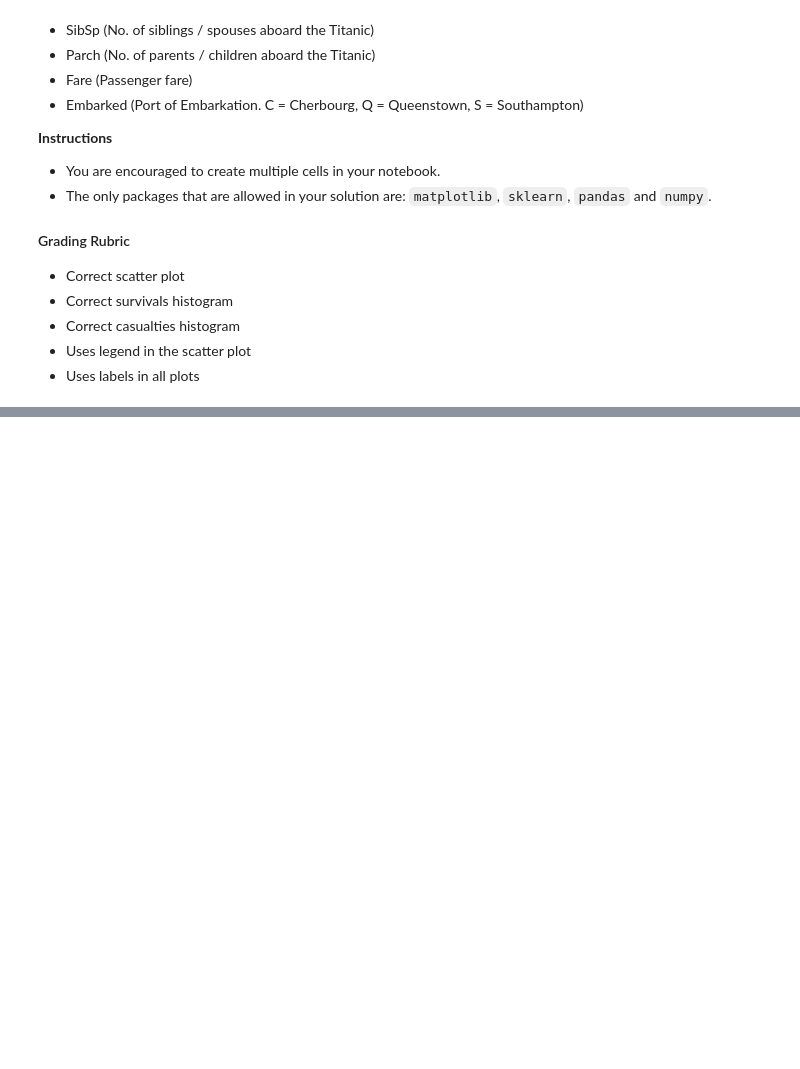
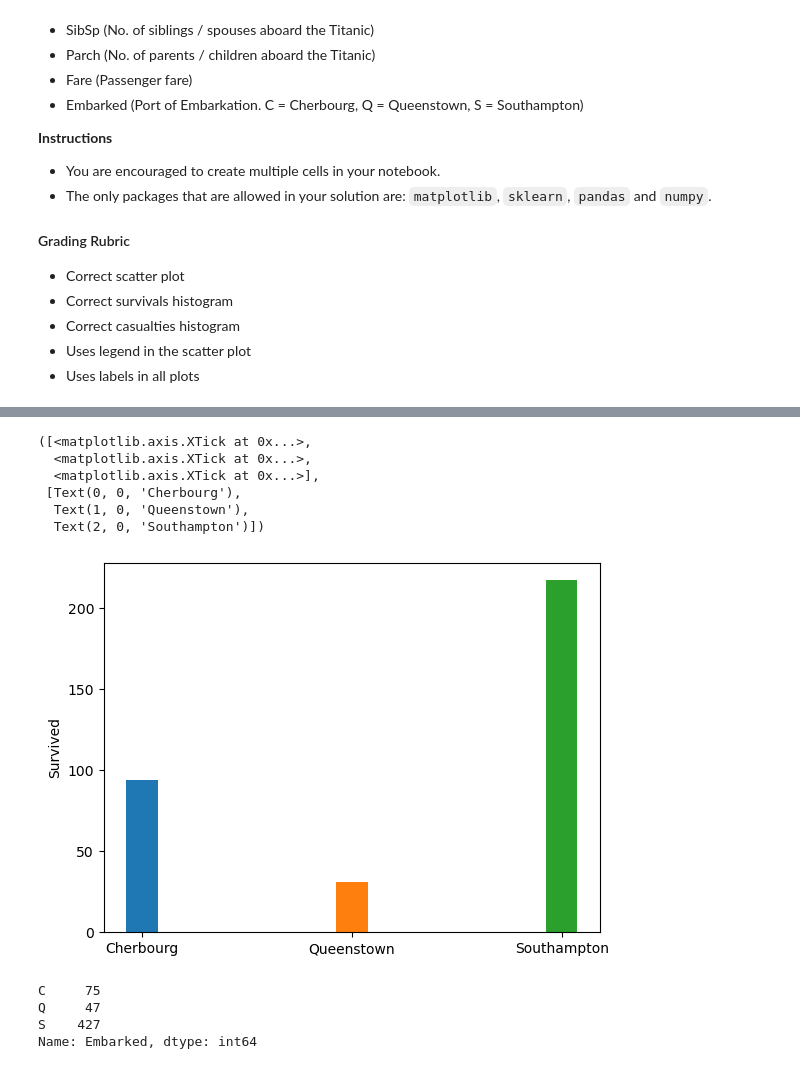
Before and after one commit to UGA-CSCI1360/assignment-6-hes44190, a Jupyter notebook: question2.ipynb, the cells around one changed output, grey strips where cells are left out. Drawn from its saved outputs; the diff is of its cells as text; code cells hidden in the pictures; blank space fills up the shorter version.

```diff
--- a/question2.ipynb
+++ b/question2.ipynb
@@ -50,0 +144,21 @@ The dataset contains the following features:
+# %%
+plot.bar(survived_counts.index,survived_counts.values,width=.15,color=['#1f77b4', '#ff7f0e', '#2ca02c'])
+plot.ylabel("Survived")
+plot.xticks(ticks=[0, 1, 2], labels=['Cherbourg', 'Queenstown', 'Southampton'])
+# %% [output]
+([<matplotlib.axis.XTick at 0x...>,
+  <matplotlib.axis.XTick at 0x...>,
+  <matplotlib.axis.XTick at 0x...>],
+ [Text(0, 0, 'Cherbourg'),
+  Text(1, 0, 'Queenstown'),
+  Text(2, 0, 'Southampton')])
+[figure, added]
+# %%
+died_counts=died["Embarked"].value_counts()
+died_counts=died_counts.sort_index()
+died_counts
+# %% [output]
+C     75
+Q     47
+S    427
+Name: Embarked, dtype: int64
```
Also changed, not shown: parts of 13 cells of this notebook, 2 other files.
